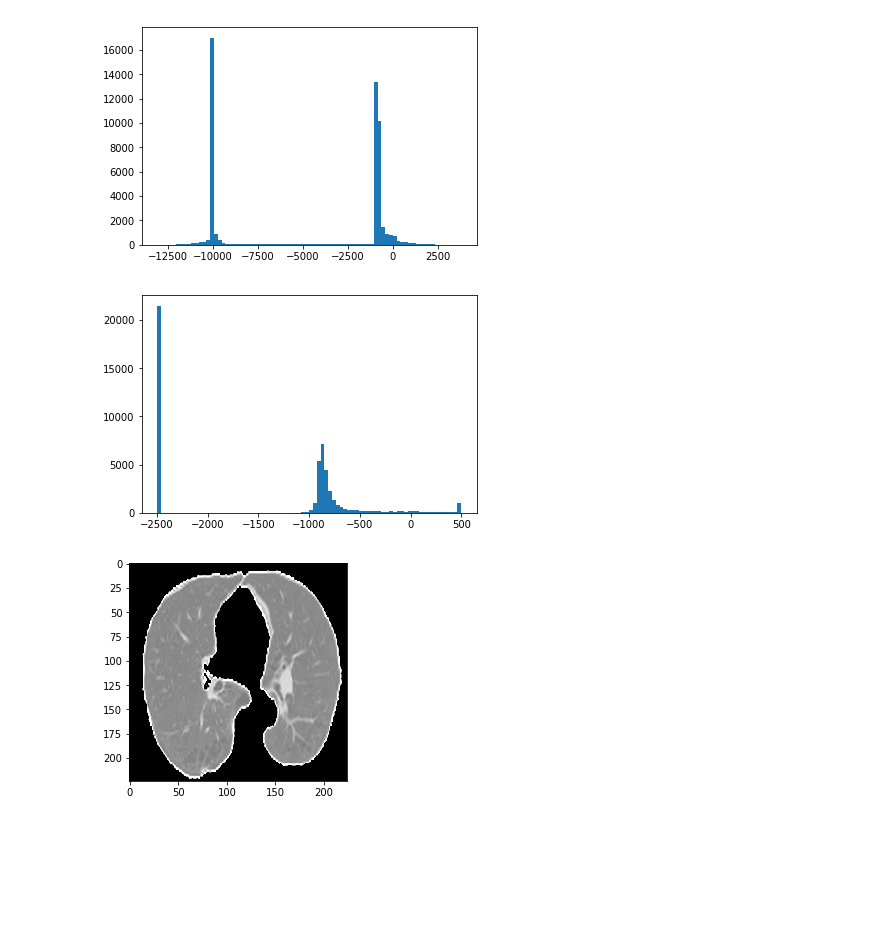
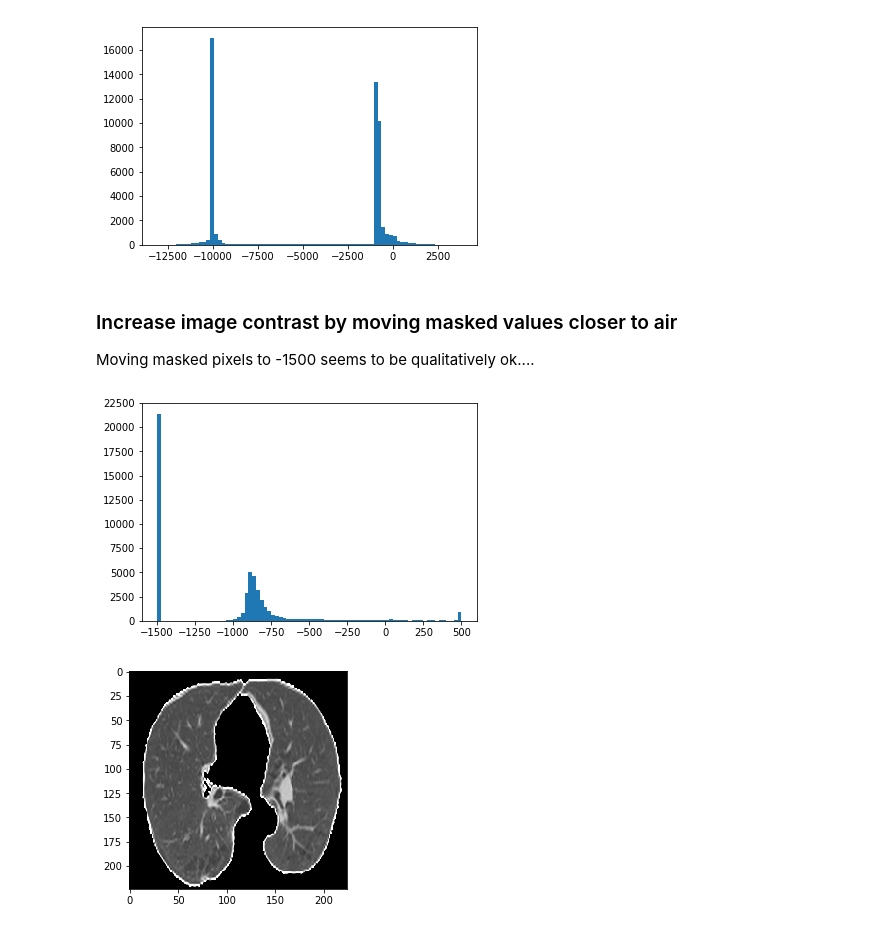
Before and after one commit to jwde/lungcancerDL, a Jupyter notebook: tensorflow-vgg/Lungs.ipynb, the cells around one changed output. Cells and saved outputs as stored; diff of their text form; code cells hidden in the pictures; blank space fills up the shorter version.

Commit message:
hu to visual ready to go

```diff
--- a/tensorflow-vgg/Lungs.ipynb
+++ b/tensorflow-vgg/Lungs.ipynb
@@ -221,14 +195,23 @@ plt.show()
 # %% [output]
 [figure]
 [figure]
+# %% [markdown]
+### Increase image contrast by moving masked values closer to air
+
+Moving masked pixels to -1500 seems to be qualitatively ok....
 # %%
-img2 = data['X_train'][30,:,:,0]
-img2[img2 < -1500] = -2500
-img2[img2 > 500] = 500
+HU_MIN = -1500
+HU_MAX = 500
+data = get_lung_dataset_batch(lungs_dir, labels_file, 5, 0)
+
+
+img2 = data['X_train'][30,:,:,0][:]
+img2[img2 < HU_MIN] = HU_MIN
+img2[img2 > HU_MAX] = HU_MAX
 plt.hist(img2.flatten(), bins=80)
 plt.show()
 plt.imshow(img2, cmap=plt.cm.gray)
 plt.show()
 # %% [output]
-[figure, old version]
+[figure, new version]
-[figure, old version]
+[figure, new version]
```
Also changed, not shown: parts of 29 cells of this notebook, 5 other files.
